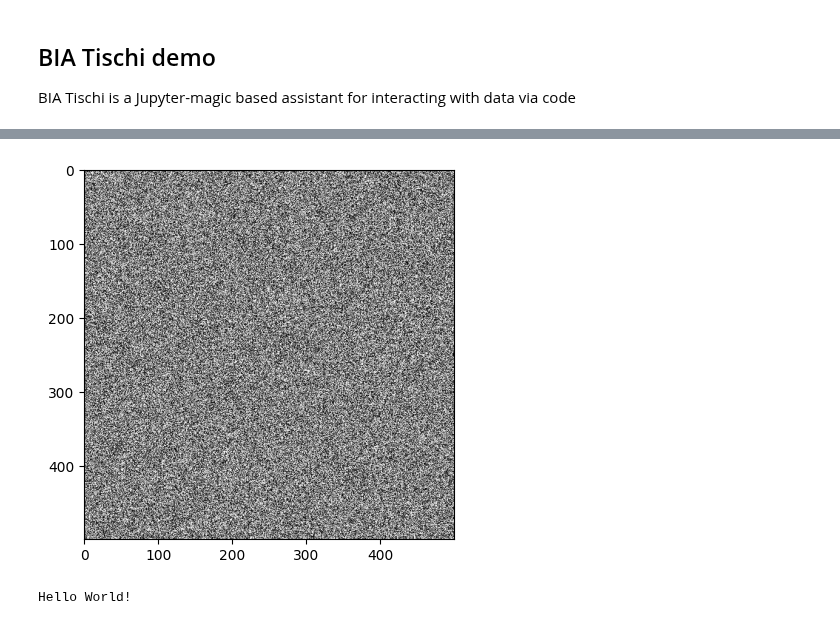
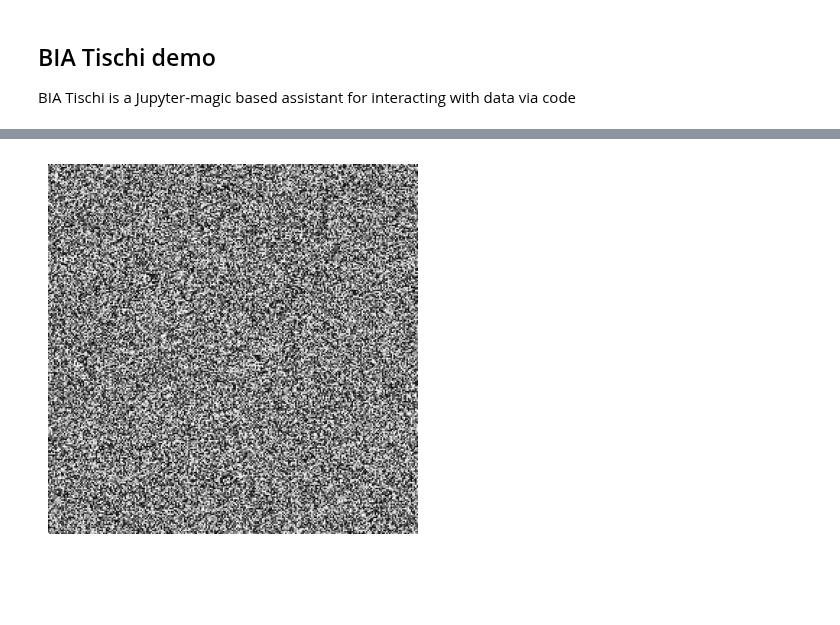
Before and after one commit to haesleinhuepf/bia-bob, a Jupyter notebook: demo/basic_demo.ipynb, the cells around one changed output, grey strips where cells are left out. Drawn from its saved outputs; the diff is of its cells as text; code cells hidden in the pictures; blank space fills up the shorter version.

```diff
--- a/demo/basic_demo.ipynb
+++ b/demo/basic_demo.ipynb
@@ -49,23 +11,20 @@ plt.show()
-# %%
-import matplotlib.pyplot as plt
-from skimage import util
-import numpy as np
-
-size = 500 # define image size
-
-# generate random image
-image = np.random.random([size, size])
-
-# add noise to image
-noisy_image = util.random_noise(image, mode='gaussian')
-
-# plot noisy image
-plt.imshow(noisy_image, cmap='gray')
-plt.show()
-# %% [output]
-[figure, removed]
-# %%
-print('Hello World!')
-# %% [output]
-Hello World!
+# %%
+import numpy as np
+import matplotlib.pyplot as plt
+
+# Create a base image
+base_image = np.zeros((256, 256))
+
+# Generate random noise
+noise = np.random.rand(256, 256)
+
+# Add noise to the base image
+noisy_image = base_image + noise
+
+# Display the noisy image
+plt.imshow(noisy_image, cmap='gray')
+plt.axis('off')
+plt.show()
+# %% [output]
+[figure, added]
 # %%
```
Also changed, not shown: parts of 8 cells of this notebook, 4 other files.
